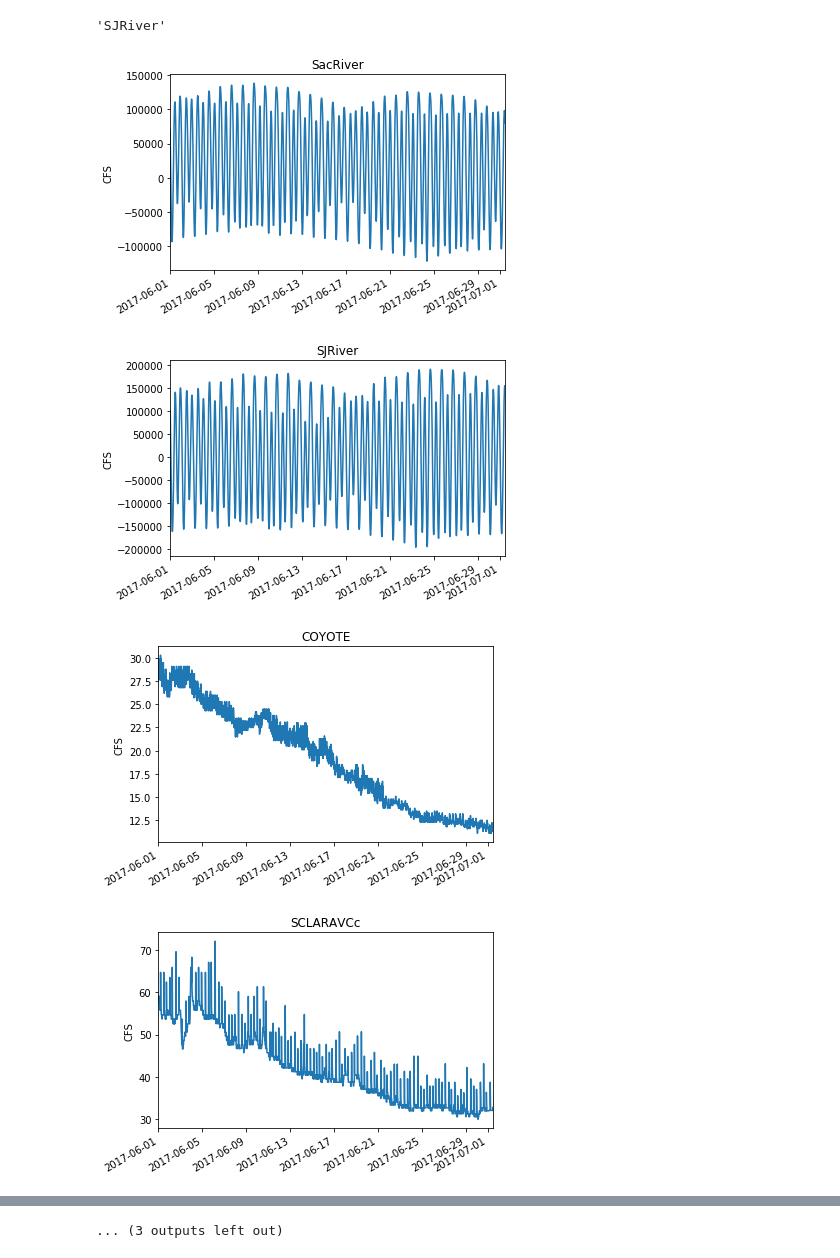
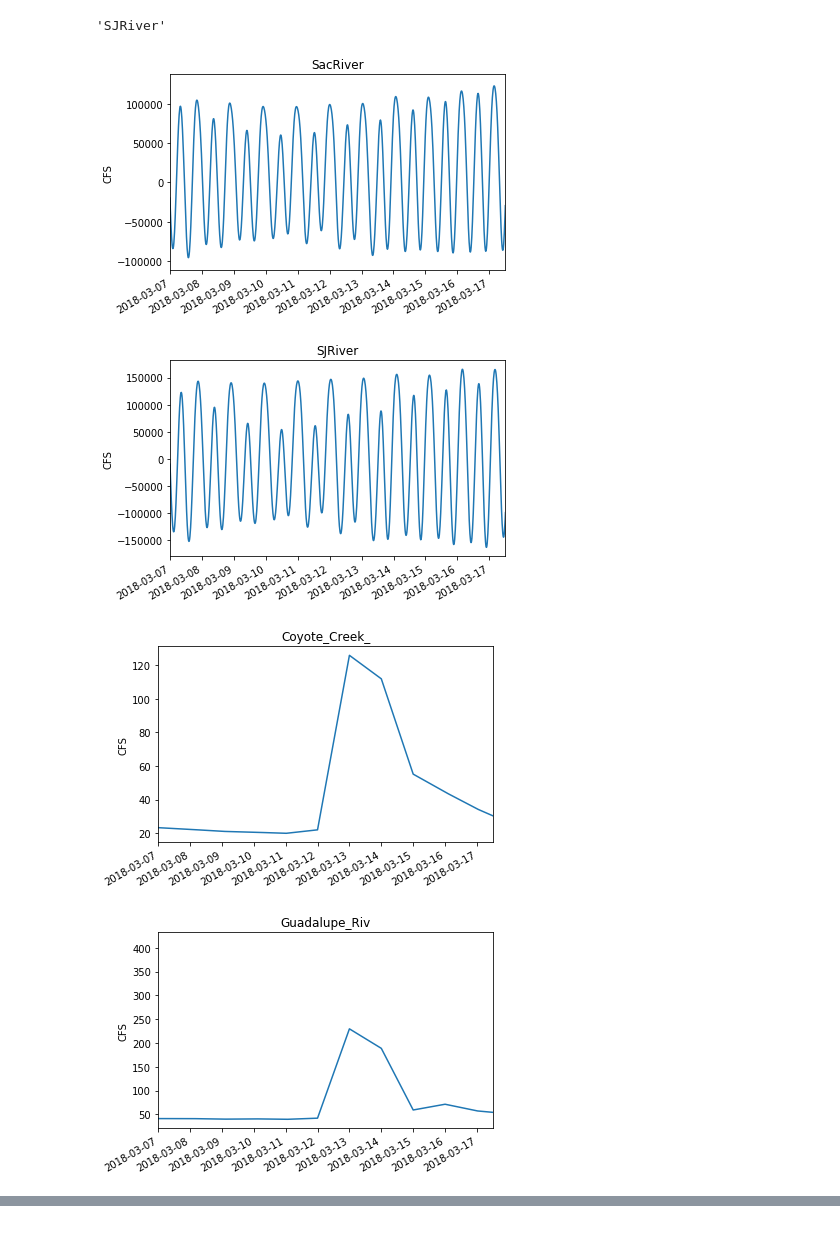
Before and after one commit to rustychris/sfb_ocean, a Jupyter notebook: suntans/check_flow_bc.ipynb, the cells around one changed output, grey strips where cells are left out. Cells and saved outputs as stored; diff of their text form; code cells hidden in the pictures.

```diff
--- a/suntans/check_flow_bc.ipynb
+++ b/suntans/check_flow_bc.ipynb
@@ -5,5 +5,4 @@ import xarray as xr
 import matplotlib.pyplot as plt
 %matplotlib notebook
 # %%
-#model=sun_driver.SuntansModel.load("/opt2/sfb_ocean/suntans/runs/merge_010-201706/")
-model=sun_driver.SuntansModel.load("/opt2/sfb_ocean/suntans/runs/merge_009-20170601/")
+model=sun_driver.SuntansModel.load("/opt2/sfb_ocean/suntans/runs/merged_020_20180307")
@@ -38,17 +34,17 @@ bc_ds.seg_name[1].item()
 # %% [output]
 'SJRiver'
 # %%
-for nseg in bc_ds.Nseg:
+for nseg in bc_ds.Nseg[:10]:
     fig=plt.figure()
     # Plot as CFS for easier comparison to USGS plots
     name=bc_ds.seg_name[nseg].item()
     plt.plot(bc_ds.time, 35.3* bc_ds.boundary_Q.isel(Nseg=nseg), label=name)
     plt.title(name)
     plt.axis(xmin=model.run_start,xmax=model.run_stop)
     plt.ylabel('CFS')
     fig.autofmt_xdate()
 # %% [output]
-[figure, old version]
+[figure, new version]
-[figure, old version]
+[figure, new version]
-[figure, old version]
+[figure, new version]
-[figure, old version]
+[figure, new version]
@@ -63 +56,0 @@ for nseg in bc_ds.Nseg:
-... (3 outputs left out)
```
Also changed, not shown: parts of 9 cells of this notebook, 4 other files.
